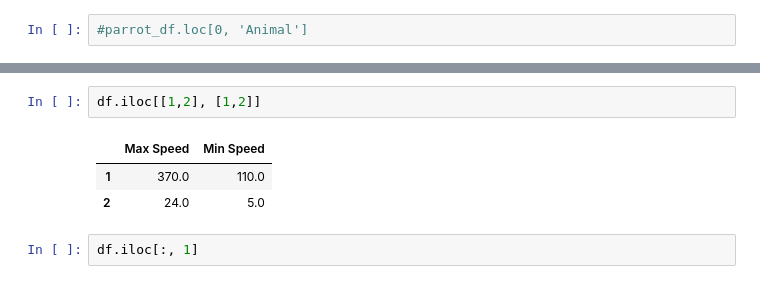
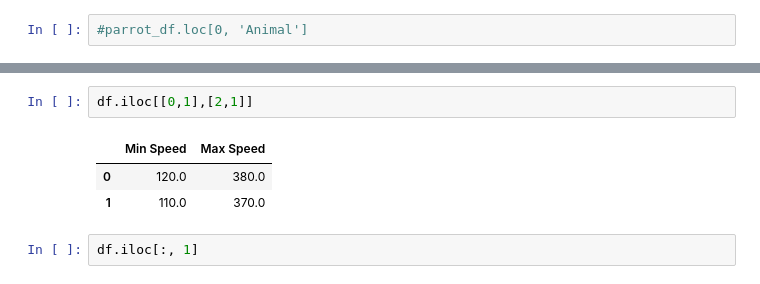
Before and after one commit to sedv8808/UBC_EL_PPDS, a Jupyter notebook: Module2class.ipynb, the cells around one changed output, grey strips where cells are left out. Drawn from its saved outputs; the diff is of its cells as text.

```diff
--- a/Module2class.ipynb
+++ b/Module2class.ipynb
@@ -201,9 +241,9 @@ parrot_df.iloc[0, 0]
 # %%
-df.iloc[[1,2], [1,2]]
+df.iloc[[0,1],[2,1]]
 # %% [output]
-|  | Max Speed | Min Speed |
-| 1 | 370.0 | 110.0 |
-| 2 | 24.0 | 5.0 |
+|  | Min Speed | Max Speed |
+| 0 | 120.0 | 380.0 |
+| 1 | 110.0 | 370.0 |
 # %%
 df.iloc[:, 1]
 # %% [output]
```
Also changed, not shown: parts of 78 cells of this notebook.
